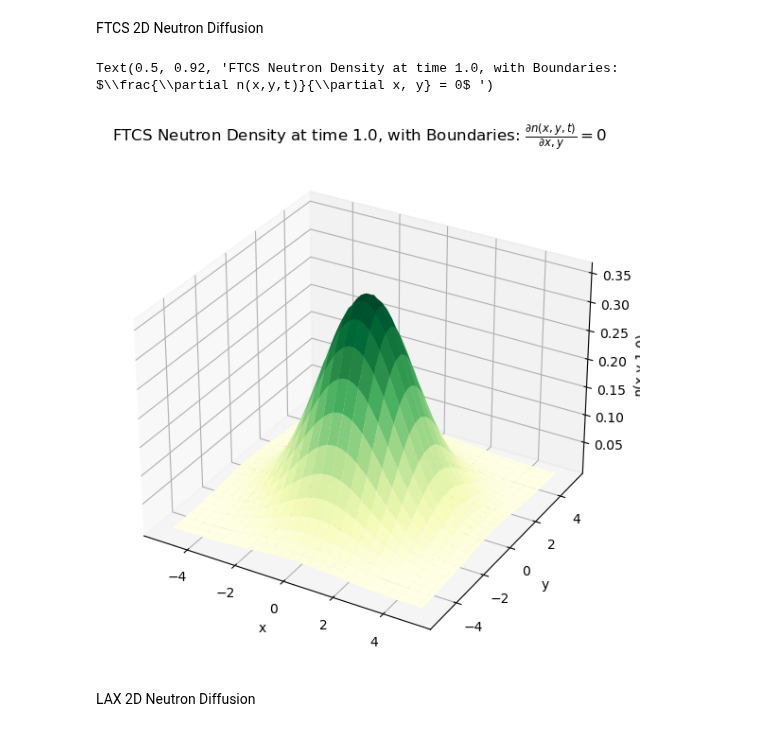
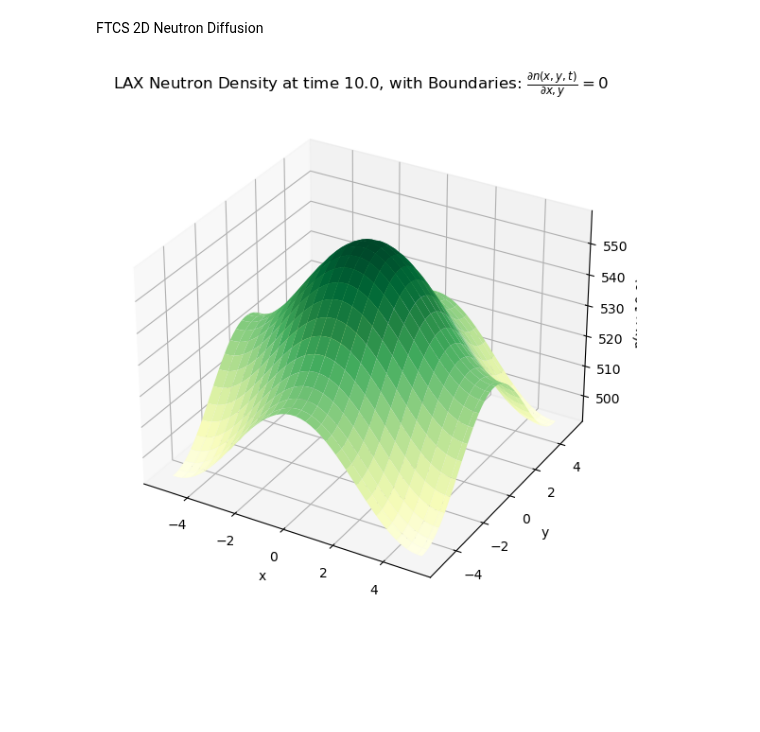
Before and after one commit to LordofDorknes/ProfHurst_PHYS240_Sp23, a Jupyter notebook: Newby/Project/Newby_Robin_Neutron_Diffusion.ipynb, the cells around one changed output. Drawn from its saved outputs; the diff is of its cells as text; code cells hidden in the pictures; blank space fills up the shorter version.

```diff
--- a/Newby/Project/Newby_Robin_Neutron_Diffusion.ipynb
+++ b/Newby/Project/Newby_Robin_Neutron_Diffusion.ipynb
@@ -24,7 +24,7 @@ Tmax=30
 
 #boundary condition type
 boundType=1 #0 for value, 1 for derivative
-schemeType=0 # 0 for FTCS, 1 for LAX
+schemeType=1 # 0 for FTCS, 1 for LAX
 
 
 
@@ -92,42 +92,53 @@ if boundType ==0:
     grid[:,-1]=boundval
     grid[0,:]=boundval
     grid[-1,:]=boundval
+if boundType ==1:
+    grid[:,0]=grid[:,1]
+    grid[:,-1]=grid[:,-2]
+    grid[0,:]=grid[1,:]
+    grid[-1,:]=grid[-2,:]
+    #the value for the derivative on the boundaries is set to zero
+    evolution[:,:,0]=grid
+
 
 for timestep in range(1,max_timestep):
+ #update boundary values for record
+
+    if schemeType == 0:
+        #FTCS step
+        grid[1:-1,1:-1]=grid[1:-1,1:-1]+D*tau*((grid[2:,1:-1]+grid[0:-2,1:-1]-2*grid[1:-1,1:-1])/(hx*hx)+(grid[1:-1,2:]+grid[1:-1,0:-2]-2*grid[1:-1,1:-1])/(hy*hy))+Cgrid[1:-1,1:-1]*tau*grid[1:-1,1:-1]
+    elif schemeType == 1:
+        laxavg=(grid[2:,1:-1]+grid[0:-2,1:-1]+grid[1:-1,2:]+grid[1:-1,0:-2])/4
+        grid[1:-1,1:-1]=laxavg+D*tau*((grid[2:,1:-1]+grid[0:-2,1:-1]-2*laxavg)/(hx*hx)+(grid[1:-1,2:]+grid[1:-1,0:-2]-2*laxavg)/(hy*hy))+Cgrid[1:-1,1:-1]*tau*laxavg
+        #lax step
     if boundType ==1:
         grid[:,0]=grid[:,1]
         grid[:,-1]=grid[:,-2]
         grid[0,:]=grid[1,:]
         grid[-1,:]=grid[-2,:]
         #the value for the derivative on the boundaries is set to zero
-        evolution[:,:,timestep]=grid #update boundary values for record
-
-    if schemeType == 0:
-        #FTCS step
-        evolution[1:-1,1:-1,timestep]=grid[1:-1,1:-1]+D*tau*((grid[2:,1:-1]+grid[0:-2,1:-1]-2*grid[1:-1,1:-1])/(hx*hx)+(grid[1:-1,2:]+grid[1:-1,0:-2]-2*grid[1:-1,1:-1])/(hy*hy))+Cgrid[1:-1,1:-1]*tau*grid[1:-1,1:-1]
-    elif schemeType == 1:
-        laxavg=(grid[2:,1:-1]+grid[0:-2,1:-1]+grid[1:-1,2:]+grid[1:-1,0:-2])/4
-        evolution[1:-1,1:-1,timestep]=laxavg+D*tau*((grid[2:,1:-1]+grid[0:-2,1:-1]-2*laxavg)/(hx*hx)+(grid[1:-1,2:]+grid[1:-1,0:-2]-2*laxavg)/(hy*hy))+Cgrid[1:-1,1:-1]*tau*laxavg
-        #lax step
+        #seems to be assigning by value rather than reference, which is good as by reference would break everything
 
     # by changing from a double loop over coordinates to an all-at-once matrix indexed option, a run went from 15.8 seconds to 0.266s
     # this was a transformation of i -> 1:-1, i+1 - > 2:, i-1 -> 0:-2
     #and the same for j
-    grid=np.copy(evolution[:,:,timestep])
+    evolution[:,:,timestep]=np.ndarray.copy(grid)
+
+t= np.arange(max_timestep)*tau#create time indexing variable
 # %%
-t_slice_index=100
-timeslice=t_slice_index*tau
+t_slice_index=1000
+
+timeslice=t[t_slice_index]
 fig = plt.figure(figsize=(7,7))
 ax = fig.add_subplot(projection='3d')
 xp, yp = np.meshgrid(x, y)
 
 ax.plot_surface(xp, yp, evolution[:,:,t_slice_index], rstride=2, cstride=2, cmap='YlGn')
 ax.set_xlabel('x')
 ax.set_ylabel('y')
 ax.set_zlabel(f'n(x,y,{timeslice})')
-ax.set_title(f'{schemeName} Neutron Density at time {timeslice}, with {boundName} ')
+plotitle=f'{schemeName} Neutron Density at time {timeslice}, with {boundName}'
+ignore=ax.set_title(plotitle)
+#ignore variable captures output that would otherwise get in the way
 # %% [output]
-Text(0.5, 0.92, 'FTCS Neutron Density at time 1.0, with Boundaries: $\\frac{\\partial n(x,y,t)}{\\partial x, y} = 0$ ')
-[figure, old version]
+[figure, new version]
-# %% [markdown]
-LAX 2D Neutron Diffusion
```
Also changed, not shown: parts of 2 cells of this notebook.
